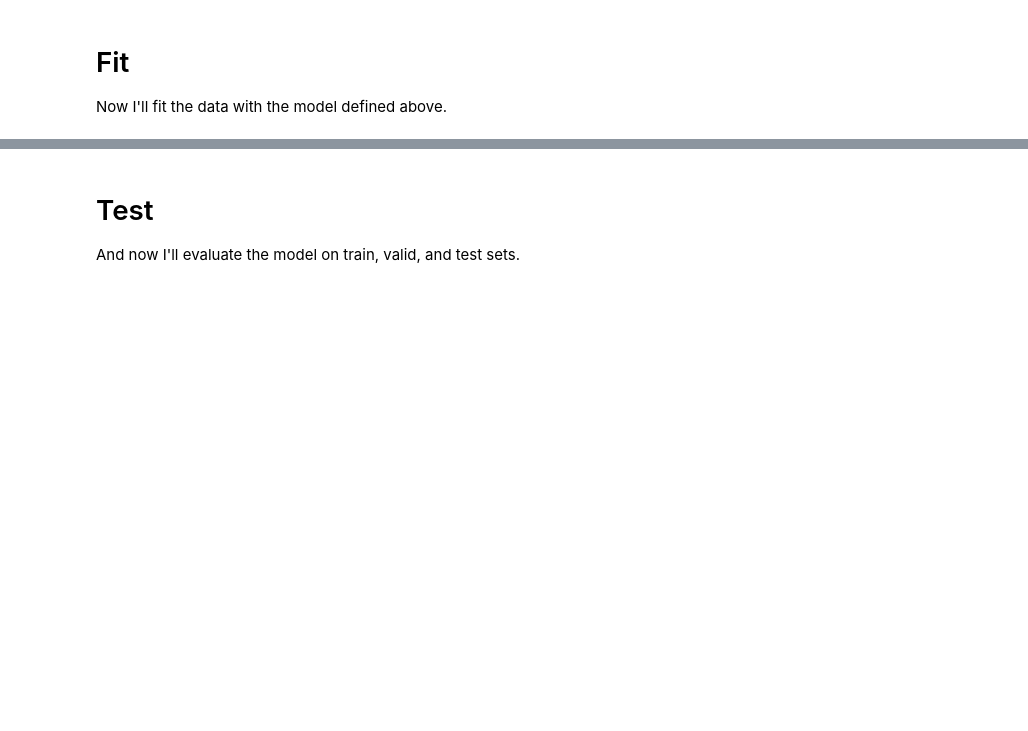
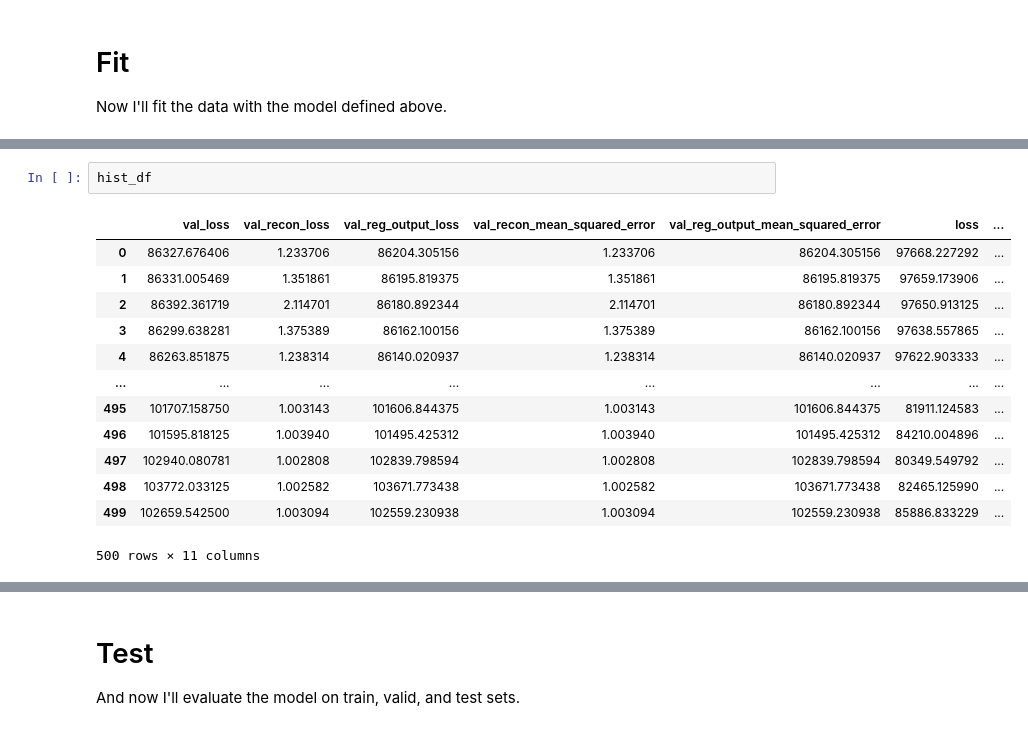
Before and after one commit to mcnewcp/fsnet-mod, a Jupyter notebook: test.ipynb, the cells around one changed output, grey strips where cells are left out. Drawn from its saved outputs; the diff is of its cells as text; blank space fills up the shorter version.

```diff
--- a/test.ipynb
+++ b/test.ipynb
@@ -119,0 +124,16 @@ Epoch 500/500
+# %%
+hist_df
+# %% [output]
+|  | val_loss | val_recon_loss | val_reg_output_loss | val_recon_mean_squared_error | val_reg_output_mean_squared_error | loss | ... |
+| 0 | 86327.676406 | 1.233706 | 86204.305156 | 1.233706 | 86204.305156 | 97668.227292 | ... |
+| 1 | 86331.005469 | 1.351861 | 86195.819375 | 1.351861 | 86195.819375 | 97659.173906 | ... |
+| 2 | 86392.361719 | 2.114701 | 86180.892344 | 2.114701 | 86180.892344 | 97650.913125 | ... |
+| 3 | 86299.638281 | 1.375389 | 86162.100156 | 1.375389 | 86162.100156 | 97638.557865 | ... |
+| 4 | 86263.851875 | 1.238314 | 86140.020937 | 1.238314 | 86140.020937 | 97622.903333 | ... |
+| ... | ... | ... | ... | ... | ... | ... | ... |
+| 495 | 101707.158750 | 1.003143 | 101606.844375 | 1.003143 | 101606.844375 | 81911.124583 | ... |
+| 496 | 101595.818125 | 1.003940 | 101495.425312 | 1.003940 | 101495.425312 | 84210.004896 | ... |
+| 497 | 102940.080781 | 1.002808 | 102839.798594 | 1.002808 | 102839.798594 | 80349.549792 | ... |
+| 498 | 103772.033125 | 1.002582 | 103671.773438 | 1.002582 | 103671.773438 | 82465.125990 | ... |
+| 499 | 102659.542500 | 1.003094 | 102559.230938 | 1.003094 | 102559.230938 | 85886.833229 | ... |
+500 rows × 11 columns
```
Also changed, not shown: parts of 6 cells of this notebook.
